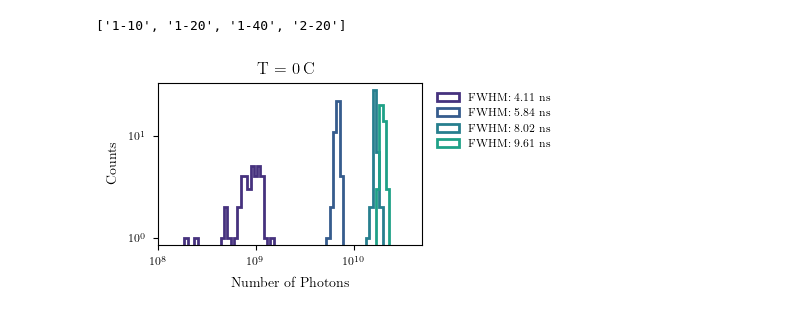
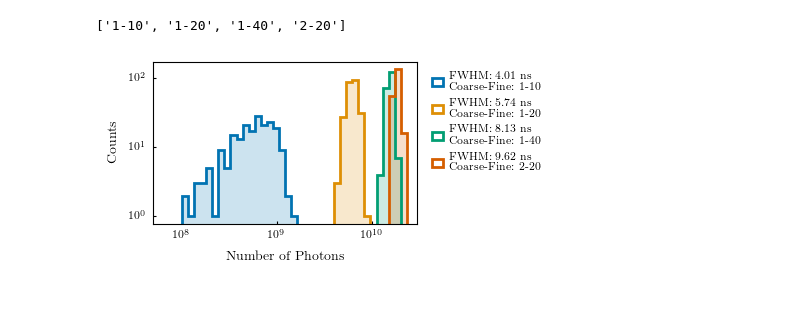
Before and after one commit to LeonhardEidenschink/POCAM_FAT, a Jupyter notebook: make_plots/number_of_photons_plots.ipynb, the cells around one changed output. Saved outputs shown, nothing was run; the diff lists cells and outputs as text; code cells hidden in the pictures.

```diff
--- a/make_plots/number_of_photons_plots.ipynb
+++ b/make_plots/number_of_photons_plots.ipynb
@@ -22,8 +23,8 @@ batch=  'batch1'
 # %%
 n_photons_dict = {}
 
-file_basepath_hem1 = f'/Users/elenamanao/Documents/Pocam/FAT_data/output/{batch}/pocam_{pocam:03d}/hem_{hem1:.0f}/'
-file_basepath_hem2 = f'/Users/elenamanao/Documents/Pocam/FAT_data/output/{batch}/pocam_{pocam:03d}/hem_{hem2:.0f}/'
+file_basepath_hem1 = f'../output/{batch}/pocam_{pocam:03d}/hem_{hem1:.0f}/'
+file_basepath_hem2 = f'../output/{batch}/pocam_{pocam:03d}/hem_{hem2:.0f}/'
 
 files = [file_basepath_hem1, file_basepath_hem2]
 for file in files:
@@ -77,5 +78,7 @@ plt.savefig(f'plots/pdf/number_of_photons_pocam{pocam}.pdf', bbox_inches='tight'
 # %%
 temperatures = [-40,-30, -20,-10, 0]
+# %%
+c_subset = sns.color_palette("plasma", 5)
 # %%
 #now let's select all the number of emitter photons for a device and for a temperature and see the distribution
 fig, axes = plt.subplots(3,2,figsize=plot_utils.set_size('wide', fraction=1.2, ratio= 0.4, subplots=(3, 2)), sharey=True)
@@ -147,9 +311,9 @@ for i, ax in enumerate(axes.flat):
     for T in temperatures:
         photons_temp = []
         if "LMG" in device:
-            path = f'/Users/elenamanao/Documents/Pocam/FAT_data/output/batch2/pocam_*/hem_*/{device}/photons_54000_{T:.0f}C_2-20.json'
+            path = f'../output/batch2/pocam_*/hem_*/{device}/photons_54000_{T:.0f}C_2-20.json'
         elif "KAPU" in device:
-            path = f'/Users/elenamanao/Documents/Pocam/FAT_data/output/batch2/pocam_*/hem_*/{device}/photons_54000_{T:.0f}C_default.json'
+            path = f'../output/batch2/pocam_*/hem_*/{device}/photons_54000_{T:.0f}C_default.json'
 
         filelist = glob.glob(path)
 
@@ -189,14 +353,14 @@ FWHM_avg = {}
 for c_f in coarse_fine:
     nf = []
     FWHM = []
-    filepath = f'/Users/elenamanao/Documents/Pocam/FAT_data/output/batch2/pocam_*/hem_*/LMG405/photons_54000_{T}C_{c_f}.json'
+    filepath = f'../output/batch2/pocam_*/hem_*/LMG405/photons_54000_*C_{c_f}.json'
     files = glob.glob(filepath)
     for file in files:
         with open(file, 'r') as f:
             data = json.load(f)
         nf.append(data['meas_data'][0]['value'])
 
-    filepath_tdc = f'/Users/elenamanao/Documents/Pocam/FAT_data/output/batch2/pocam_*/hem_*/LMG405/tdc_54000_{T}C_{c_f}.json'
+    filepath_tdc = f'../output/batch2/pocam_*/hem_*/LMG405/tdc_54000_*C_{c_f}.json'
     files = glob.glob(filepath_tdc)
     for file in files:
         with open(file, 'r') as f:
@@ -219,18 +383,21 @@ coarse_fine
 ['1-10', '1-20', '1-40', '2-20']
 # %%
 fig, ax = plt.subplots(1,1,figsize=plot_utils.set_size('colums', fraction=1, subplots=(1, 1)))
-
-for c_f in coarse_fine:
-    bins = np.logspace(8,10.5, 75)
-    ax.hist(np.array(number_of_photons_c_f[c_f]),bins = bins, histtype = 'step', lw = 2,label = f'FWHM: {FWHM_avg[c_f]:.2f} ns')
+c_subset = sns.color_palette("colorblind")
+for i, c_f in enumerate(coarse_fine):
+    bins = np.logspace(8,10.5, 40)
+    # bins = np.linspace(1,3e10, 75)
+    ax.hist(np.array(number_of_photons_c_f[c_f]),bins = bins, histtype = 'step', color = c_subset[i],lw = 2,label = f'FWHM: {FWHM_avg[c_f]:.2f} ns\nCoarse-Fine: {c_f}')
+    ax.hist(np.array(number_of_photons_c_f[c_f]),bins = bins,  color = c_subset[i],alpha = 0.2)
 
 ax.set_xscale('log')
 ax.set_yscale('log')
 ax.legend(ncol = 1, bbox_to_anchor = (1.02,1))
-fig.suptitle(f'T = {T}\,C')
+# fig.suptitle(f'T = {T}\,C')
 ax.set_xlabel('Number of Photons')
 ax.set_ylabel('Counts')
-ax.set_xlim(0.01*10**10, 5*10**10)
-plt.savefig(f'plots/png/number_of_photons_coarse-fine_T{T}C.png')
+ax.set_xlim(5e7,3*10**10)
+plt.savefig(f'plots/png/number_of_photons_coarse-fine_allT.png')
+plt.savefig(f'plots/pdf/number_of_photons_coarse-fine_allT.pdf')
 # %% [output]
-[figure, old version]
+[figure, new version]
```
Also changed, not shown: parts of 8 cells of this notebook, 3 other files.
